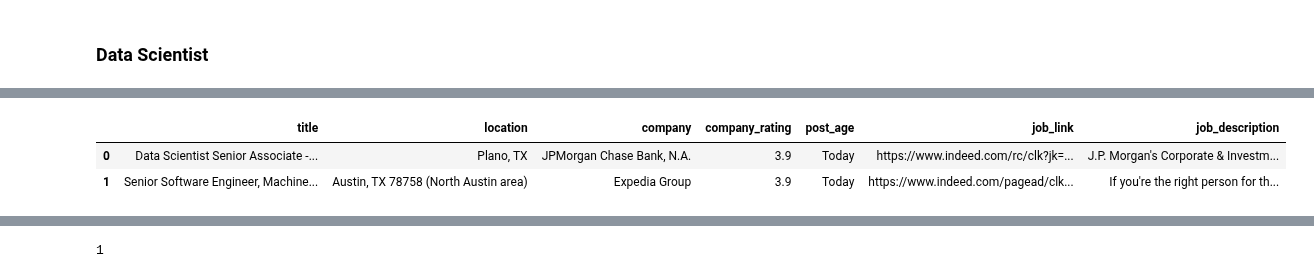
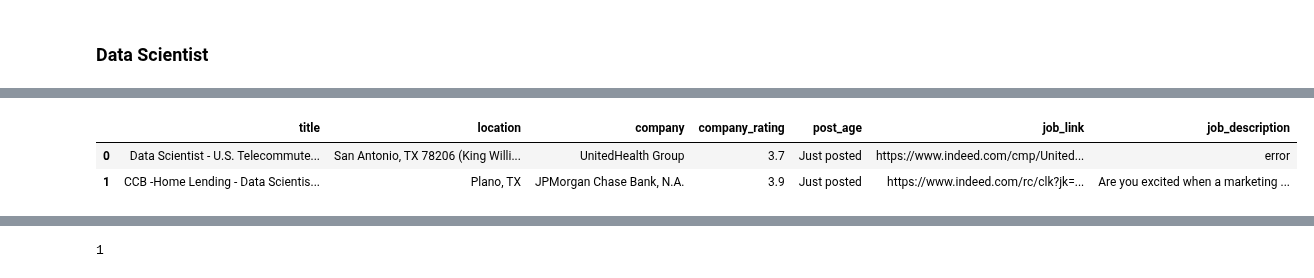
Before and after one commit to Blue-Owl-Data/Job-Search-Dashboard, a Jupyter notebook: notebook/MVP_Shi.ipynb, the cells around one changed output, grey strips where cells are left out. Saved outputs shown, nothing was run; the diff lists cells and outputs as text; code cells hidden in the pictures.

```diff
--- a/notebook/MVP_Shi.ipynb
+++ b/notebook/MVP_Shi.ipynb
@@ -727,20 +725,20 @@ datetime.datetime(2021, 2, 13, 22, 38, 7, tzinfo=tzutc())
 # df_test = transform_old_file(df_ds_old, '2021-02-08')
 # df_test.head(2)
 # %%
-# Load data scientist job posts in TX on 2021-02-14
+# Load data scientist job posts in TX on 2021-02-19
 
 # Import the file path
 database = env_Shi.database
 
 # Read the daily data scientist jobs in TX
-df_ds_new = pd.read_csv(f"{database}data_scientist_tx_indeed_021421.csv", index_col=0)
+df_ds_new = pd.read_csv(f"{database}data_scientist_tx_indeed_021921.csv", index_col=0)
 
 # Inspect the first 2 rows of the new posts
 df_ds_new.head(2)
 # %% [output]
 |  | title | location | company | company_rating | post_age | job_link | job_description |
-| 0 | Data Scientist Senior Associate -... | Plano, TX | JPMorgan Chase Bank, N.A. | 3.9 | Today | https://www.indeed.com/rc/clk?jk=... | J.P. Morgan's Corporate & Investm... |
-| 1 | Senior Software Engineer, Machine... | Austin, TX 78758 (North Austin area) | Expedia Group | 3.9 | Today | https://www.indeed.com/pagead/clk... | If you're the right person for th... |
+| 0 | Data Scientist - U.S. Telecommute... | San Antonio, TX 78206 (King Willi... | UnitedHealth Group | 3.7 | Just posted | https://www.indeed.com/cmp/United... | error |
+| 1 | CCB -Home Lending - Data Scientis... | Plano, TX | JPMorgan Chase Bank, N.A. | 3.9 | Just posted | https://www.indeed.com/rc/clk?jk=... | Are you excited when a marketing ... |
 # %%
 # Test the function: compute_post_date
 
```
Also changed, not shown: parts of 26 cells of this notebook.
